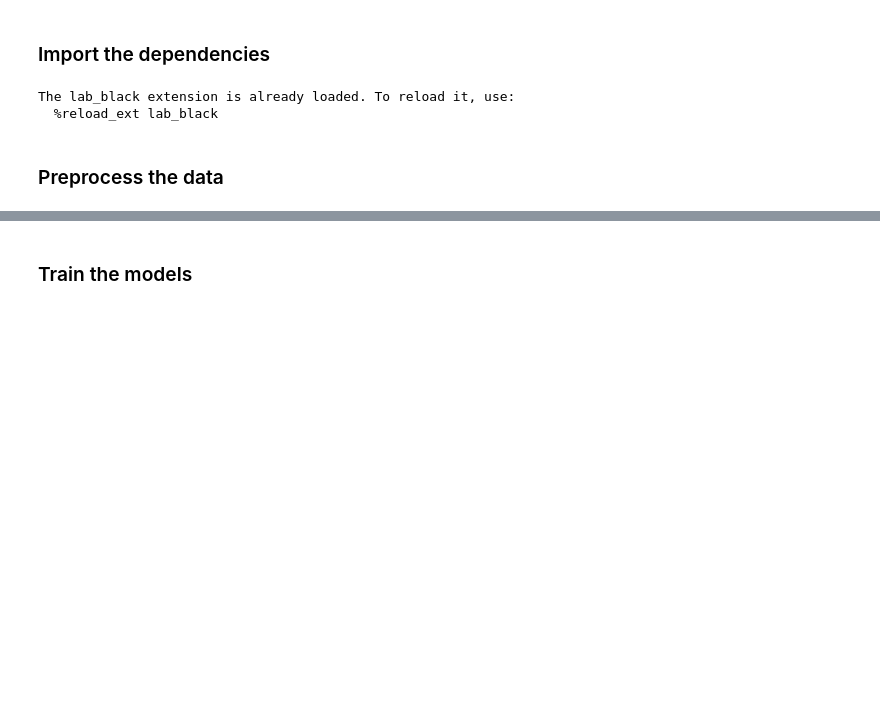
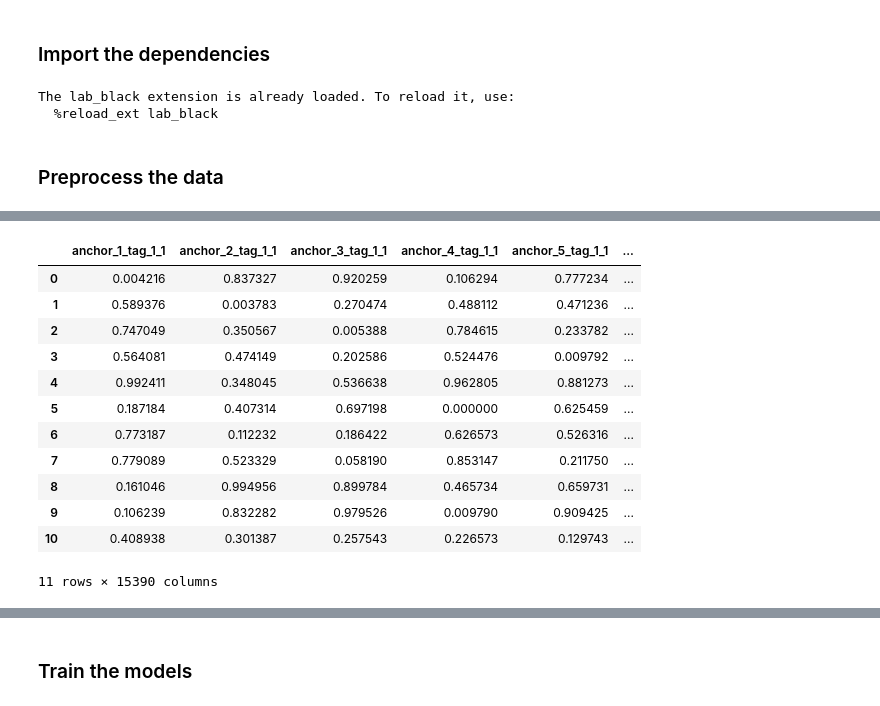
Before and after one commit to shariqak14/indoor_localization, a Jupyter notebook: indoor_localization.ipynb, the cells around one changed output, grey strips where cells are left out. Saved outputs shown, nothing was run; the diff lists cells and outputs as text; code cells hidden in the pictures; blank space fills up the shorter version.

```diff
--- a/indoor_localization.ipynb
+++ b/indoor_localization.ipynb
@@ -164,0 +296,16 @@ plt.show()
+# %%
+X_train_transposed
+# %% [output]
+|  | anchor_1_tag_1_1 | anchor_2_tag_1_1 | anchor_3_tag_1_1 | anchor_4_tag_1_1 | anchor_5_tag_1_1 | ... |
+| 0 | 0.004216 | 0.837327 | 0.920259 | 0.106294 | 0.777234 | ... |
+| 1 | 0.589376 | 0.003783 | 0.270474 | 0.488112 | 0.471236 | ... |
+| 2 | 0.747049 | 0.350567 | 0.005388 | 0.784615 | 0.233782 | ... |
+| 3 | 0.564081 | 0.474149 | 0.202586 | 0.524476 | 0.009792 | ... |
+| 4 | 0.992411 | 0.348045 | 0.536638 | 0.962805 | 0.881273 | ... |
+| 5 | 0.187184 | 0.407314 | 0.697198 | 0.000000 | 0.625459 | ... |
+| 6 | 0.773187 | 0.112232 | 0.186422 | 0.626573 | 0.526316 | ... |
+| 7 | 0.779089 | 0.523329 | 0.058190 | 0.853147 | 0.211750 | ... |
+| 8 | 0.161046 | 0.994956 | 0.899784 | 0.465734 | 0.659731 | ... |
+| 9 | 0.106239 | 0.832282 | 0.979526 | 0.009790 | 0.909425 | ... |
+| 10 | 0.408938 | 0.301387 | 0.257543 | 0.226573 | 0.129743 | ... |
+11 rows × 15390 columns
```
Also changed, not shown: parts of 47 cells of this notebook, 3 other files.
